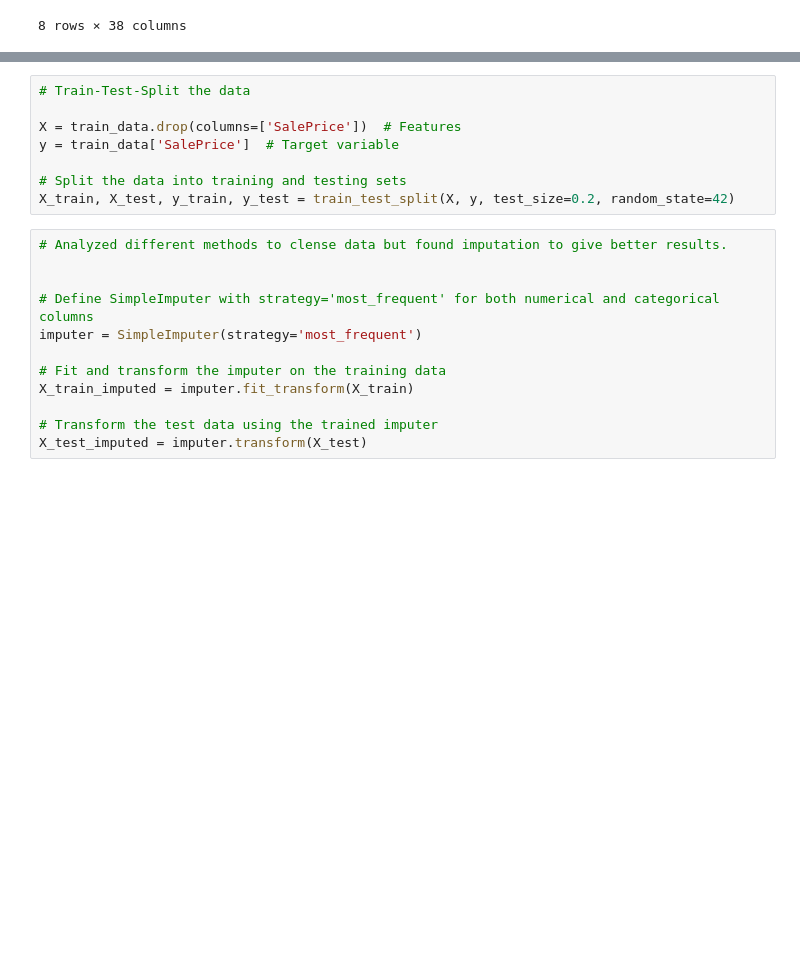
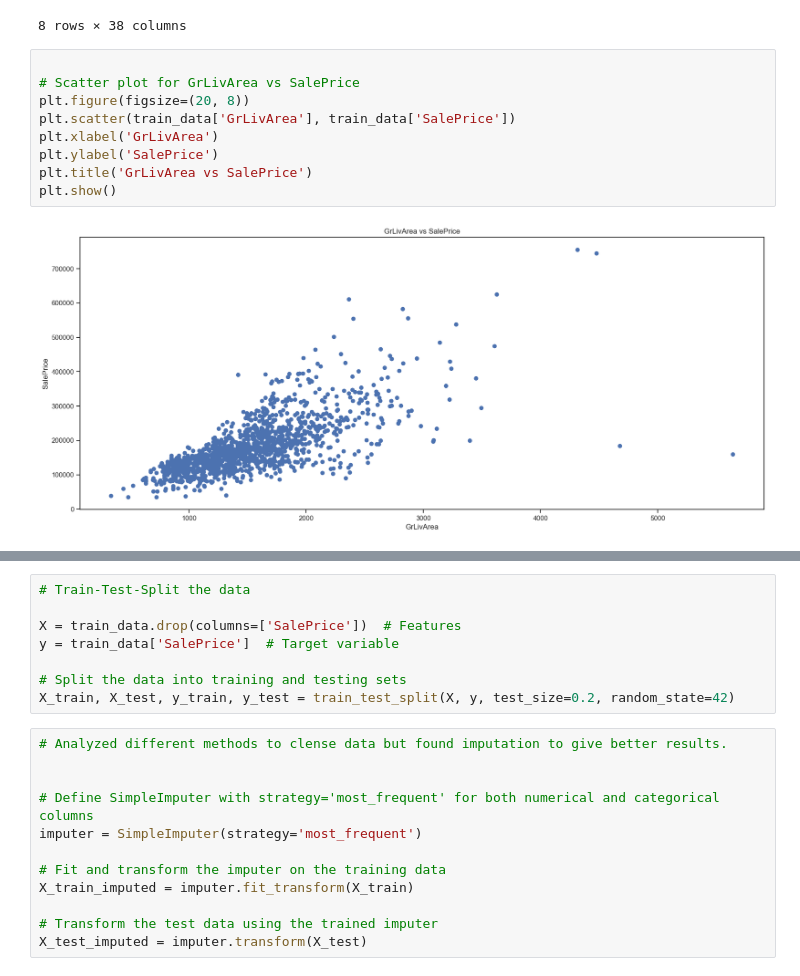
Before and after one commit to wchung1209/predicting_house_prices_ml_models, a Jupyter notebook: code/Saurabh_eda.ipynb, the cells around one changed output, grey strips where cells are left out. Saved outputs shown, nothing was run; the diff lists cells and outputs as text; blank space fills up the shorter version.

```diff
--- a/code/Saurabh_eda.ipynb
+++ b/code/Saurabh_eda.ipynb
@@ -68,3 +69,14 @@ train_data.describe()
 | 75% | 1095.250000 | 70.000000 | 80.000000 | 11601.500000 | 7.000000 | 6.000000 | 2000.000000 | 2004.000000 | ... |
 | max | 1460.000000 | 190.000000 | 313.000000 | 215245.000000 | 10.000000 | 9.000000 | 2010.000000 | 2010.000000 | ... |
 8 rows × 38 columns
+# %%
+
+# Scatter plot for GrLivArea vs SalePrice
+plt.figure(figsize=(20, 8))
+plt.scatter(train_data['GrLivArea'], train_data['SalePrice'])
+plt.xlabel('GrLivArea')
+plt.ylabel('SalePrice')
+plt.title('GrLivArea vs SalePrice')
+plt.show()
+# %% [output]
+[figure, added]
```
Also changed, not shown: parts of 16 cells of this notebook.
